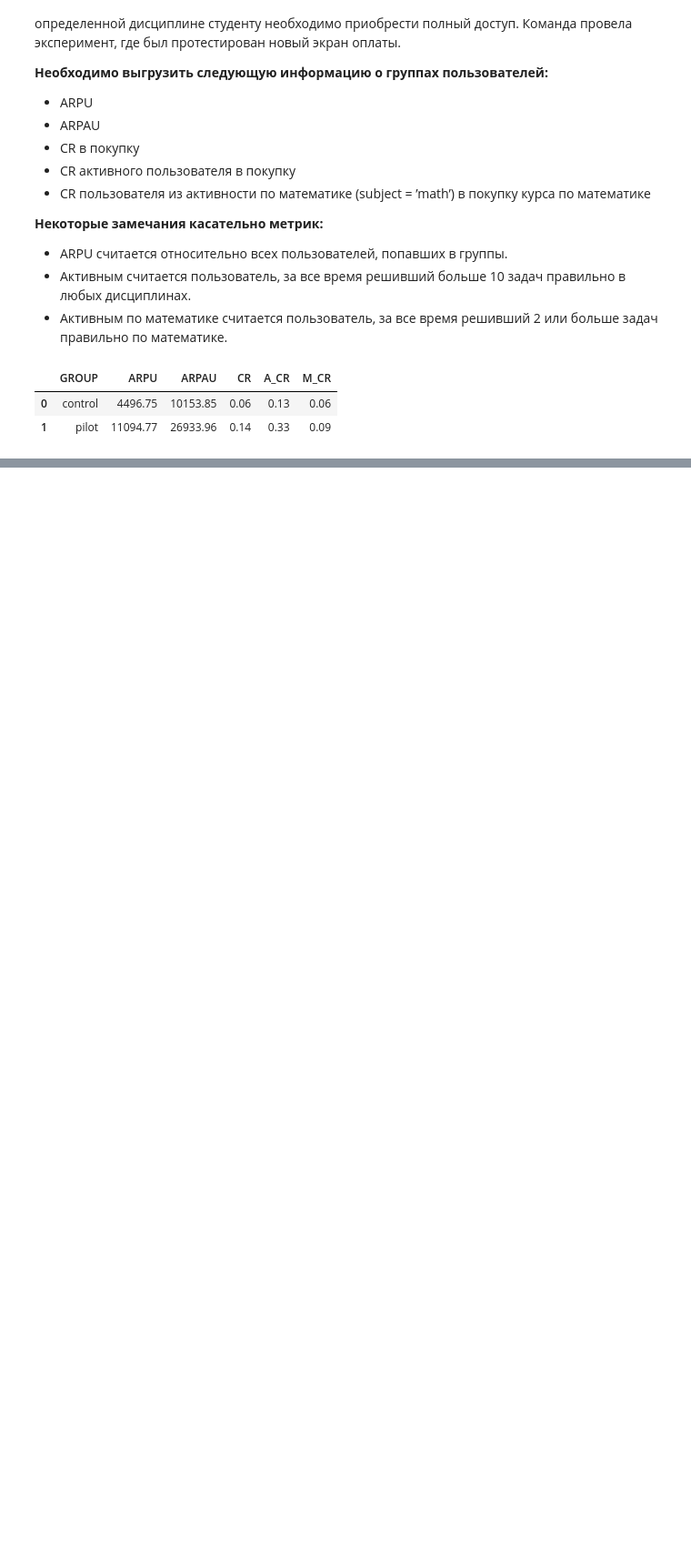
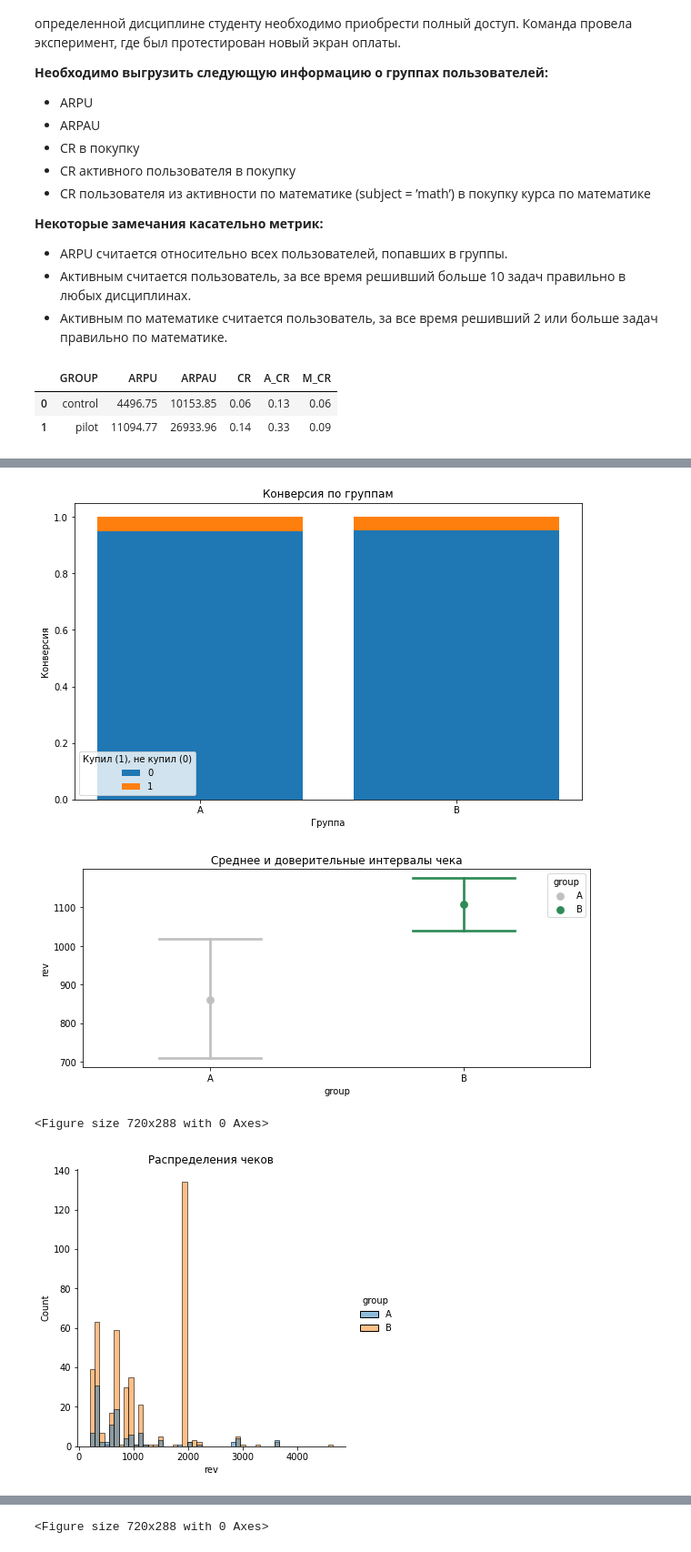
Before and after one commit to Ilyuha888/Edtech_complex_analysis, a Jupyter notebook: script.ipynb, the cells around one changed output, grey strips where cells are left out. Shown at 91% size. Drawn from its saved outputs; the diff is of its cells as text; code cells hidden in the pictures; blank space fills up the shorter version.

Commit message:
Написать функции для обновления данных и постройки граффиков

```diff
--- a/script.ipynb
+++ b/script.ipynb
@@ -743,0 +766,32 @@ main_metrics_ab
+# %%
+# Объявим старые функции
+
+# Функция для получения датафрейма по ссылке на яндекс диск
+def get_df_rom_ya_disk(public_key, sep = ','):
+    # Используем api
+    base_url = 'https://cloud-api.yandex.net/v1/disk/public/resources/download?'
+
+    # Получаем url
+    final_url = base_url + urlencode(dict(public_key=public_key))
+    response = requests.get(final_url)
+    download_url = response.json()['href']
+
+    # Загружаем файл в df
+    download_response = requests.get(download_url)
+    return pd.read_csv(download_url, sep = sep)
+
+# Функция для переименовки
+
+def st_names(groups):
+    groups.columns = ['user_id', 'group']
+    return groups
+
+# Считаем распредление сумм
+def boot_sum(df, gr):
+    seed(10)
+    sm = []
+    for i in range(0, 1000):
+        sm.append(sum(sample(list(df['rev']), 1000)))
+    boot = pd.DataFrame(sm, columns = ['total_rev'])
+    boot['group'] = gr
+    return boot
@@ -743,0 +873,6 @@ main_metrics_ab
+# %%
+# Проверим эту функцию
+link1 = 'https://disk.yandex.ru/d/UhyYx41rTt3clQ'
+linl2 = 'https://disk.yandex.ru/d/5Kxrz02m3IBUwQ'
+func_1_test =  update_data(link1, linl2)
+func_1_test
@@ -743,0 +970,8 @@ main_metrics_ab
+# %%
+# Проверим функцию, пережав в неё результат прошлой функции
+draw(func_1_test)
+# %% [output]
+[figure, added]
+[figure, added]
+<Figure size 720x288 with 0 Axes>
+[figure, added]
@@ -743,0 +979 @@ main_metrics_ab
+<Figure size 720x288 with 0 Axes>
```
Also changed, not shown: parts of 7 cells of this notebook.
